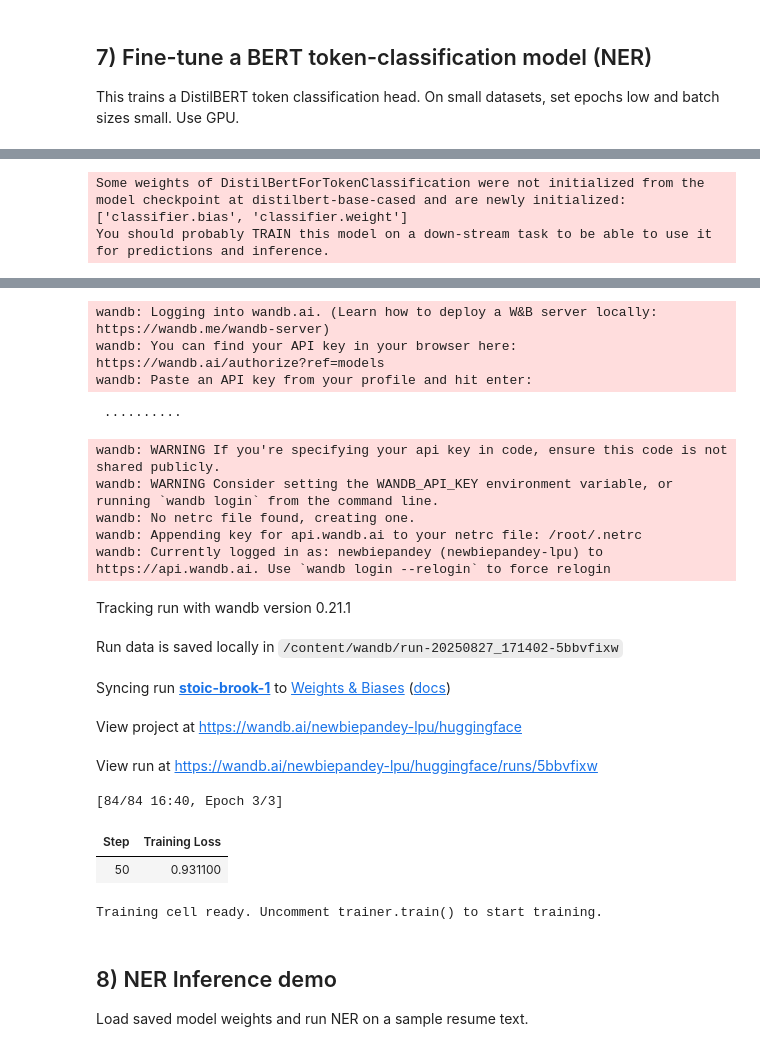
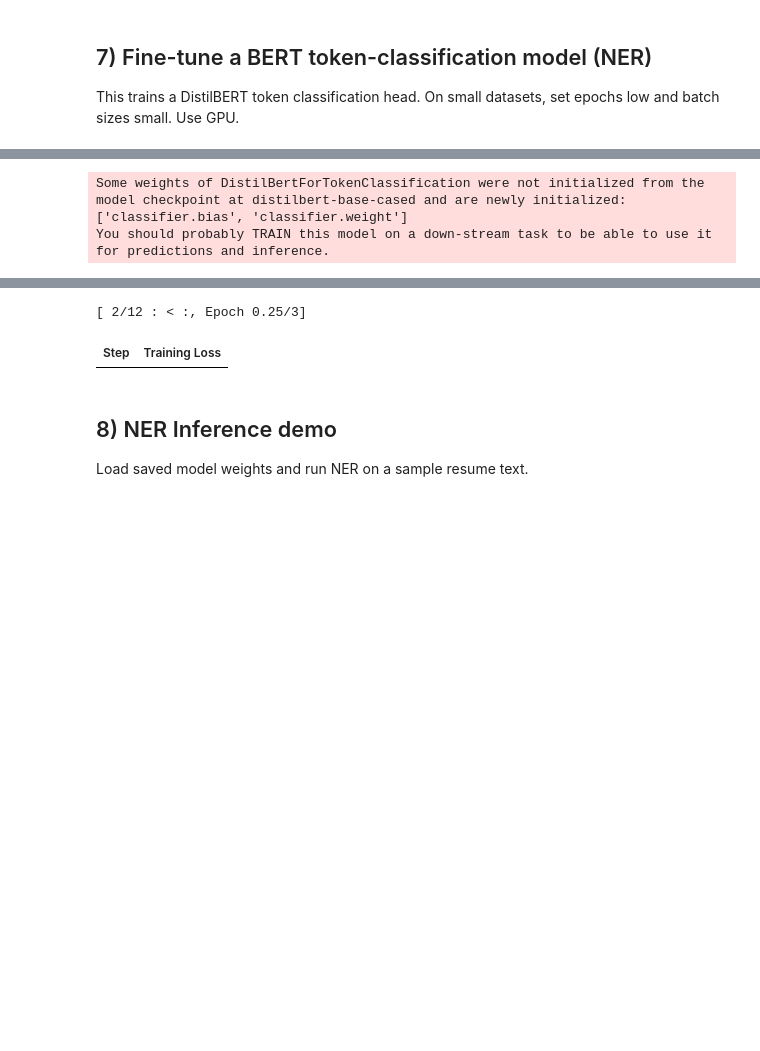
Before and after one commit to ShubhamP1028/ResumeJobMatch, a Jupyter notebook: resume_parsing_job_matching.ipynb, the cells around one changed output, grey strips where cells are left out. Drawn from its saved outputs; the diff is of its cells as text; code cells hidden in the pictures; blank space fills up the shorter version.

```diff
--- a/resume_parsing_job_matching.ipynb
+++ b/resume_parsing_job_matching.ipynb
@@ -402,7 +400,8 @@ args = TrainingArguments(
     weight_decay=0.01,
     save_total_limit=2,
     logging_steps=50,
-    push_to_hub=False
+    push_to_hub=False,
+    optim="adamw_torch" # Use torch optimizer as fused is having issues with XLA
 )
 
 
@@ -453,21 +451,5 @@ You should probably TRAIN this model on a down-stream task to be able to use it
-wandb: Logging into wandb.ai. (Learn how to deploy a W&B server locally: https://wandb.me/wandb-server)
-wandb: You can find your API key in your browser here: https://wandb.ai/authorize?ref=models
-wandb: Paste an API key from your profile and hit enter:
+[ 2/12 : < :, Epoch 0.25/3]
- ··········
-wandb: WARNING If you're specifying your api key in code, ensure this code is not shared publicly.
-wandb: WARNING Consider setting the WANDB_API_KEY environment variable, or running `wandb login` from the command line.
-wandb: No netrc file found, creating one.
-wandb: Appending key for api.wandb.ai to your netrc file: /root/.netrc
-wandb: Currently logged in as: newbiepandey (newbiepandey-lpu) to https://api.wandb.ai. Use `wandb login --relogin` to force relogin
-Tracking run with wandb version 0.21.1
-Run data is saved locally in /content/wandb/run-20250827_171402-5bbvfixw
-Syncing run stoic-brook-1 to Weights & Biases (docs)
-View project at https://wandb.ai/newbiepandey-lpu/huggingface
-View run at https://wandb.ai/newbiepandey-lpu/huggingface/runs/5bbvfixw
-[84/84 16:40, Epoch 3/3]
 | Step | Training Loss |
-| 50 | 0.931100 |
-Training cell ready. Uncomment trainer.train() to start training.
 # %% [markdown]
 ## 8) NER Inference demo
 Load saved model weights and run NER on a sample resume text.
```
Also changed, not shown: parts of 7 cells of this notebook.
